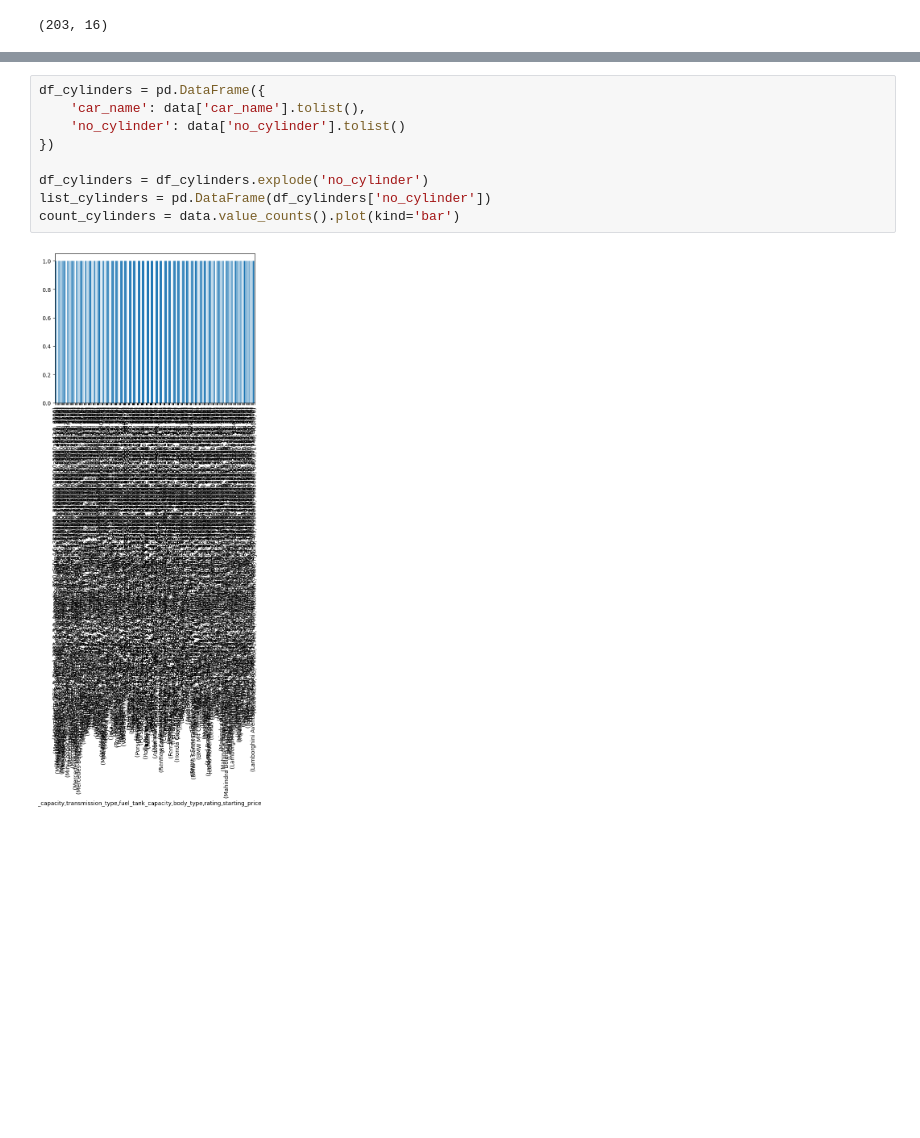
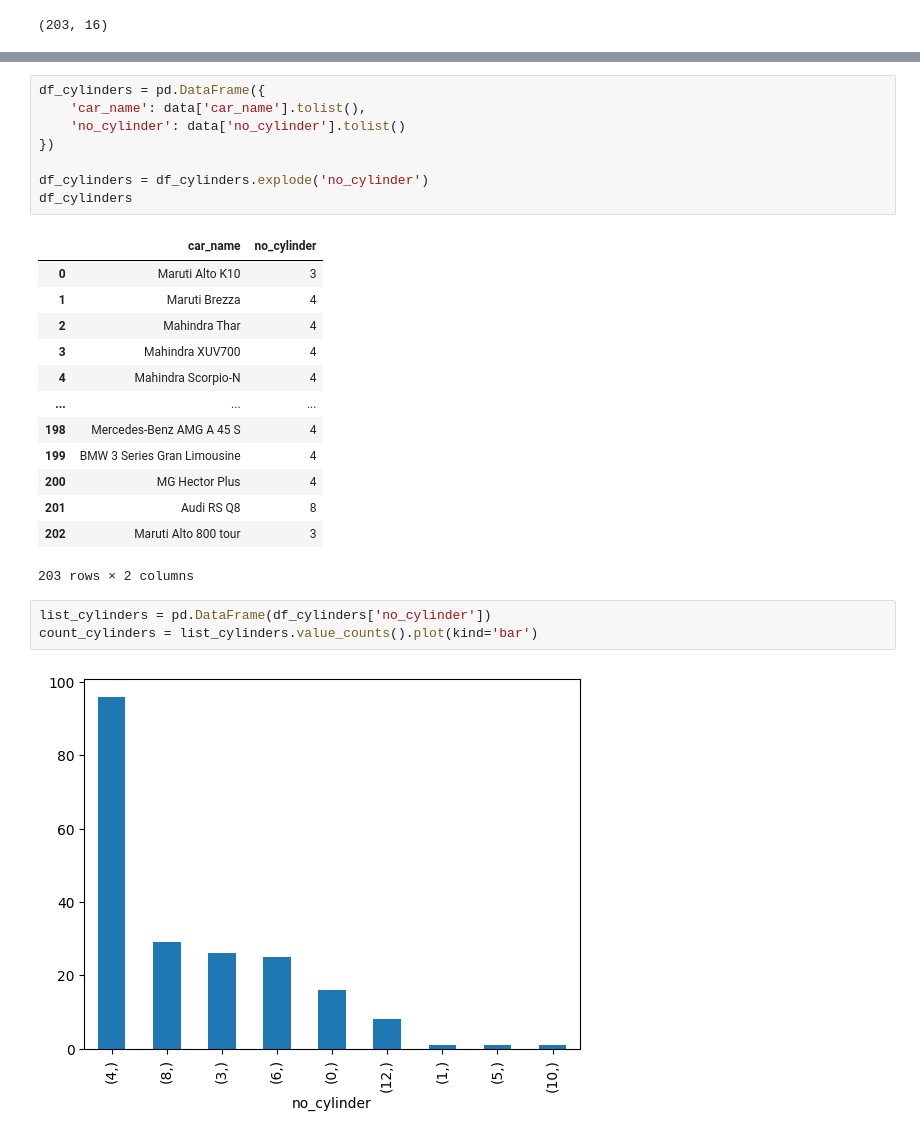
Before and after one commit to Martijn-Cauwenberghs/programming2_exercises, a Jupyter notebook: 07-data-processing/03-visualizations/student.ipynb, the cells around one changed output, grey strips where cells are left out. Saved outputs shown, nothing was run; the diff lists cells and outputs as text; blank space fills up the shorter version.

```diff
--- a/07-data-processing/03-visualizations/student.ipynb
+++ b/07-data-processing/03-visualizations/student.ipynb
@@ -112,7 +108,23 @@ df_cylinders = pd.DataFrame({
 })
 
 df_cylinders = df_cylinders.explode('no_cylinder')
-list_cylinders = pd.DataFrame(df_cylinders['no_cylinder'])
-count_cylinders = data.value_counts().plot(kind='bar')
+df_cylinders
 # %% [output]
-[figure, removed]
+|  | car_name | no_cylinder |
+| 0 | Maruti Alto K10 | 3 |
+| 1 | Maruti Brezza | 4 |
+| 2 | Mahindra Thar | 4 |
+| 3 | Mahindra XUV700 | 4 |
+| 4 | Mahindra Scorpio-N | 4 |
+| ... | ... | ... |
+| 198 | Mercedes-Benz AMG A 45 S | 4 |
+| 199 | BMW 3 Series Gran Limousine | 4 |
+| 200 | MG Hector Plus | 4 |
+| 201 | Audi RS Q8 | 8 |
+| 202 | Maruti Alto 800 tour | 3 |
+203 rows × 2 columns
+# %%
+list_cylinders = pd.DataFrame(df_cylinders['no_cylinder'])
+count_cylinders = list_cylinders.value_counts().plot(kind='bar')
+# %% [output]
+[figure, added]
```
Also changed, not shown: parts of 5 cells of this notebook, 2 other files.
